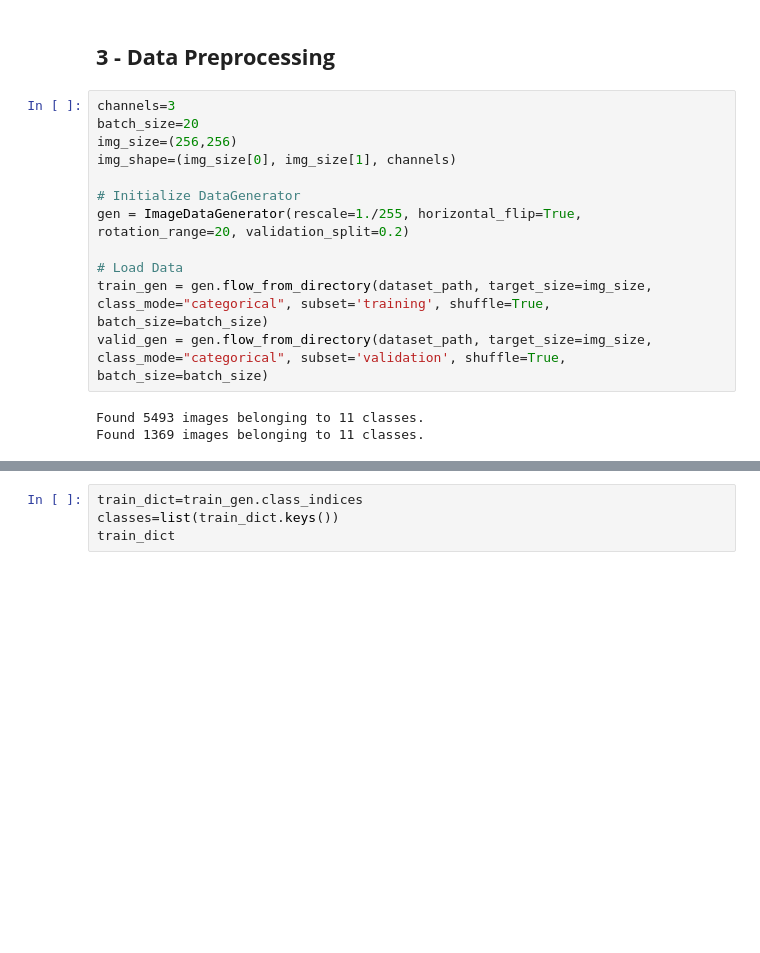
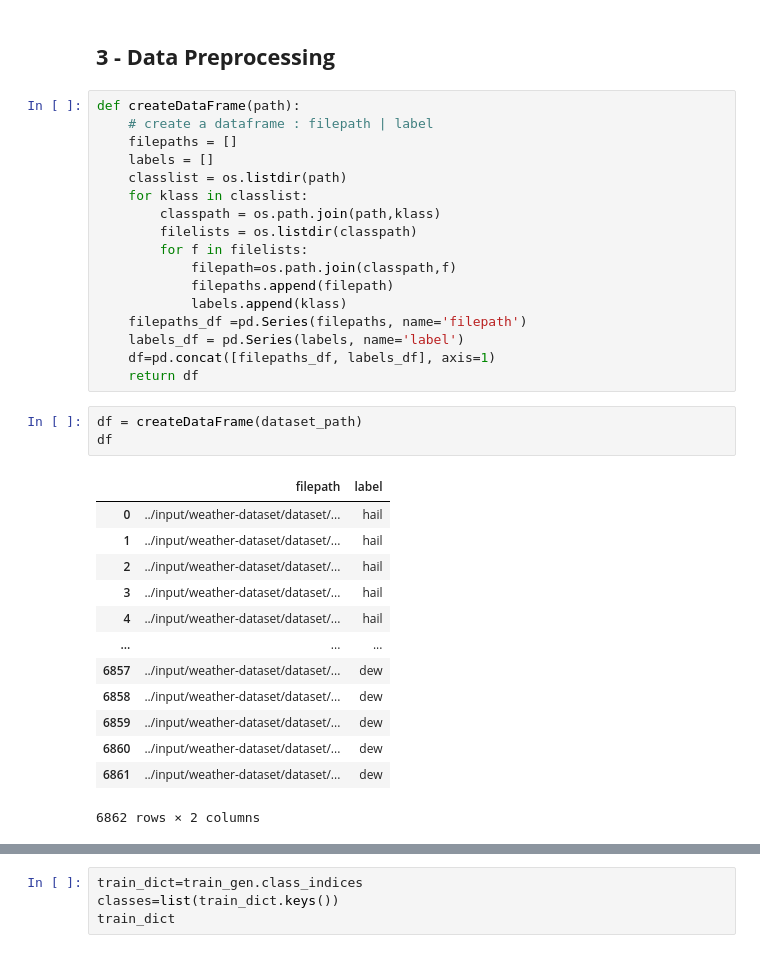
Before and after one commit to ahmedidrissi/weather-prediction-deeplearning, a Jupyter notebook: weather-prediction.ipynb, the cells around one changed output, grey strips where cells are left out. Saved outputs shown, nothing was run; the diff lists cells and outputs as text; blank space fills up the shorter version.

```diff
--- a/weather-prediction.ipynb
+++ b/weather-prediction.ipynb
@@ -55,18 +55,37 @@ plt.show()
 [figure]
 # %% [markdown]
 ## **3 - Data Preprocessing**
-# %%
-channels=3
-batch_size=20
-img_size=(256,256)
-img_shape=(img_size[0], img_size[1], channels)
-
-# Initialize DataGenerator
-gen = ImageDataGenerator(rescale=1./255, horizontal_flip=True, rotation_range=20, validation_split=0.2)
-
-# Load Data
-train_gen = gen.flow_from_directory(dataset_path, target_size=img_size, class_mode="categorical", subset='training', shuffle=True, batch_size=batch_size)
-valid_gen = gen.flow_from_directory(dataset_path, target_size=img_size, class_mode="categorical", subset='validation', shuffle=True, batch_size=batch_size)
-# %% [output]
-Found 5493 images belonging to 11 classes.
-Found 1369 images belonging to 11 classes.
+# %%
+def createDataFrame(path):
+    # create a dataframe : filepath | label
+    filepaths = []
+    labels = []
+    classlist = os.listdir(path)
+    for klass in classlist:
+        classpath = os.path.join(path,klass)
+        filelists = os.listdir(classpath)
+        for f in filelists:
+            filepath=os.path.join(classpath,f)
+            filepaths.append(filepath)
+            labels.append(klass)
+    filepaths_df =pd.Series(filepaths, name='filepath')
+    labels_df = pd.Series(labels, name='label')
+    df=pd.concat([filepaths_df, labels_df], axis=1)
+    return df
+# %%
+df = createDataFrame(dataset_path)
+df
+# %% [output]
+|  | filepath | label |
+| 0 | ../input/weather-dataset/dataset/... | hail |
+| 1 | ../input/weather-dataset/dataset/... | hail |
+| 2 | ../input/weather-dataset/dataset/... | hail |
+| 3 | ../input/weather-dataset/dataset/... | hail |
+| 4 | ../input/weather-dataset/dataset/... | hail |
+| ... | ... | ... |
+| 6857 | ../input/weather-dataset/dataset/... | dew |
+| 6858 | ../input/weather-dataset/dataset/... | dew |
+| 6859 | ../input/weather-dataset/dataset/... | dew |
+| 6860 | ../input/weather-dataset/dataset/... | dew |
+| 6861 | ../input/weather-dataset/dataset/... | dew |
+6862 rows × 2 columns
```
Also changed, not shown: parts of 15 cells of this notebook.
